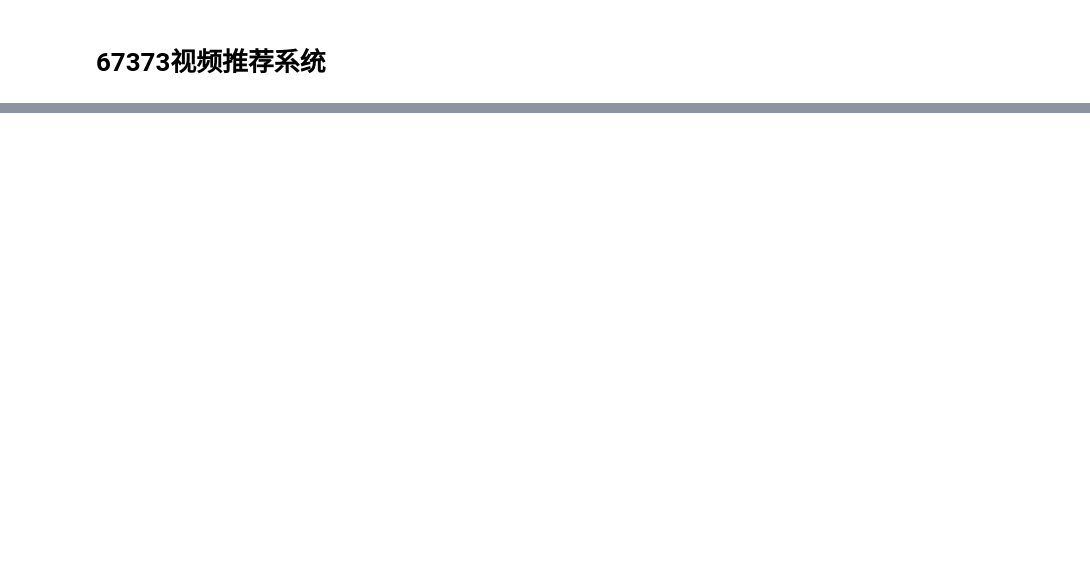
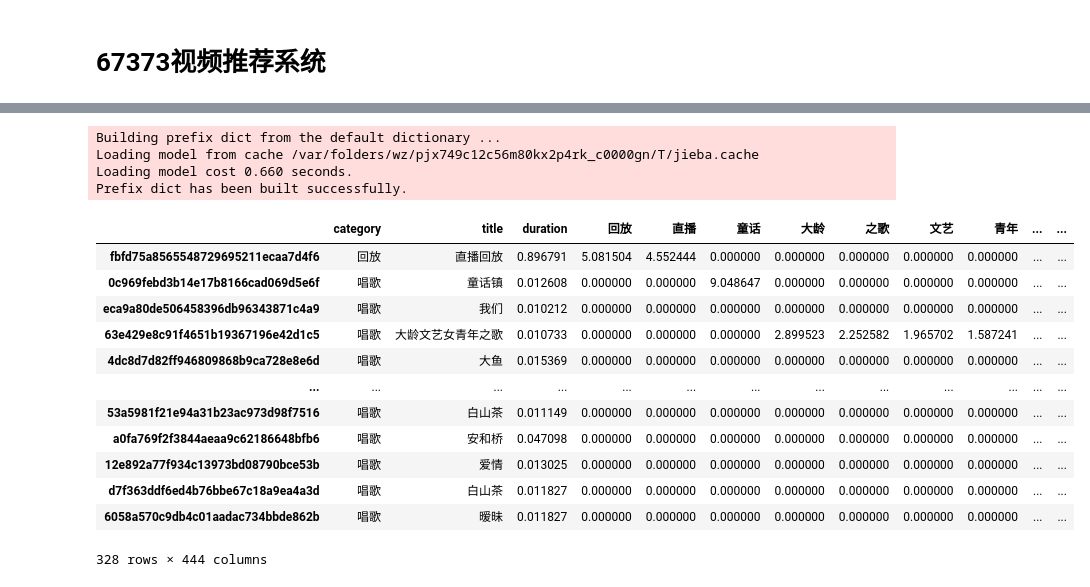
Before and after one commit to cubricmms/67373-RecommSystem, a Jupyter notebook: main.ipynb, the cells around one changed output, grey strips where cells are left out. Cells and saved outputs as stored; diff of their text form; code cells hidden in the pictures; blank space fills up the shorter version.

```diff
--- a/main.ipynb
+++ b/main.ipynb
@@ -157,0 +55,12 @@ test_results.close()
+# %%
+for index, row in df.iterrows():
+    tags = jieba.analyse.extract_tags(row["title"], withWeight=True)
+    for tag, weight in tags:
+        df.loc[index, tag] = weight
+# %% [output]
+Building prefix dict from the default dictionary ...
+Loading model from cache /var/folders/wz/pjx749c12c56m80kx2p4rk_c0000gn/T/jieba.cache
+Loading model cost 0.660 seconds.
+Prefix dict has been built successfully.
+# %%
+df = df.fillna(0)
@@ -157,0 +69,18 @@ test_results.close()
+# %%
+df[['duration']] = MinMaxScaler().fit_transform(df[['duration']])
+# %%
+df
+# %% [output]
+|  | category | title | duration | 回放 | 直播 | 童话 | 大龄 | 之歌 | 文艺 | 青年 | ... | ... |
+| fbfd75a8565548729695211ecaa7d4f6 | 回放 | 直播回放 | 0.896791 | 5.081504 | 4.552444 | 0.000000 | 0.000000 | 0.000000 | 0.000000 | 0.000000 | ... | ... |
+| 0c969febd3b14e17b8166cad069d5e6f | 唱歌 | 童话镇 | 0.012608 | 0.000000 | 0.000000 | 9.048647 | 0.000000 | 0.000000 | 0.000000 | 0.000000 | ... | ... |
+| eca9a80de506458396db96343871c4a9 | 唱歌 | 我们 | 0.010212 | 0.000000 | 0.000000 | 0.000000 | 0.000000 | 0.000000 | 0.000000 | 0.000000 | ... | ... |
+| 63e429e8c91f4651b19367196e42d1c5 | 唱歌 | 大龄文艺女青年之歌 | 0.010733 | 0.000000 | 0.000000 | 0.000000 | 2.899523 | 2.252582 | 1.965702 | 1.587241 | ... | ... |
+| 4dc8d7d82ff946809868b9ca728e8e6d | 唱歌 | 大鱼 | 0.015369 | 0.000000 | 0.000000 | 0.000000 | 0.000000 | 0.000000 | 0.000000 | 0.000000 | ... | ... |
+| ... | ... | ... | ... | ... | ... | ... | ... | ... | ... | ... | ... | ... |
+| 53a5981f21e94a31b23ac973d98f7516 | 唱歌 | 白山茶 | 0.011149 | 0.000000 | 0.000000 | 0.000000 | 0.000000 | 0.000000 | 0.000000 | 0.000000 | ... | ... |
+| a0fa769f2f3844aeaa9c62186648bfb6 | 唱歌 | 安和桥 | 0.047098 | 0.000000 | 0.000000 | 0.000000 | 0.000000 | 0.000000 | 0.000000 | 0.000000 | ... | ... |
+| 12e892a77f934c13973bd08790bce53b | 唱歌 | 爱情 | 0.013025 | 0.000000 | 0.000000 | 0.000000 | 0.000000 | 0.000000 | 0.000000 | 0.000000 | ... | ... |
+| d7f363ddf6ed4b76bbe67c18a9ea4a3d | 唱歌 | 白山茶 | 0.011827 | 0.000000 | 0.000000 | 0.000000 | 0.000000 | 0.000000 | 0.000000 | 0.000000 | ... | ... |
+| 6058a570c9db4c01aadac734bbde862b | 唱歌 | 暧昧 | 0.011827 | 0.000000 | 0.000000 | 0.000000 | 0.000000 | 0.000000 | 0.000000 | 0.000000 | ... | ... |
+328 rows × 444 columns
```
Also changed, not shown: parts of 27 cells of this notebook, 1 other file.
